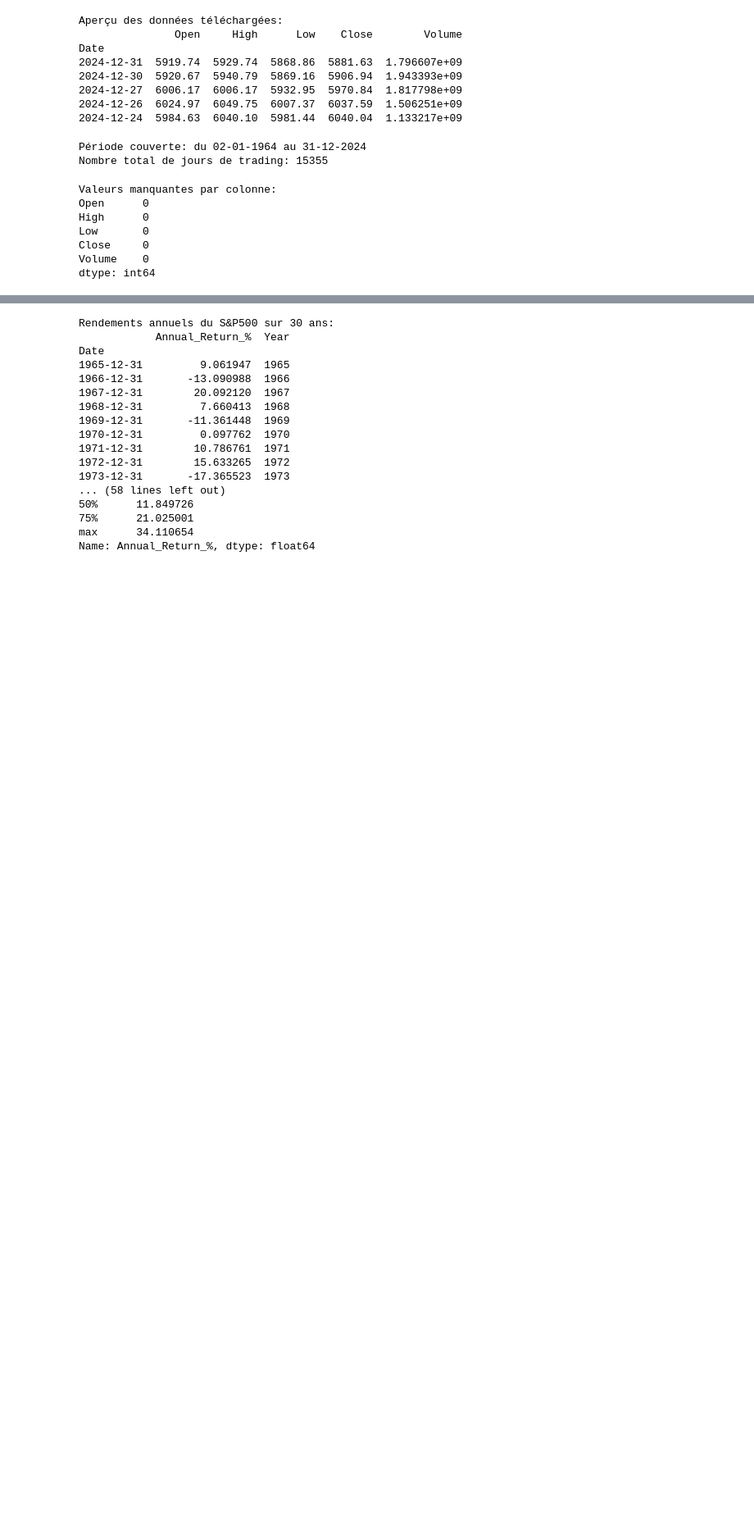
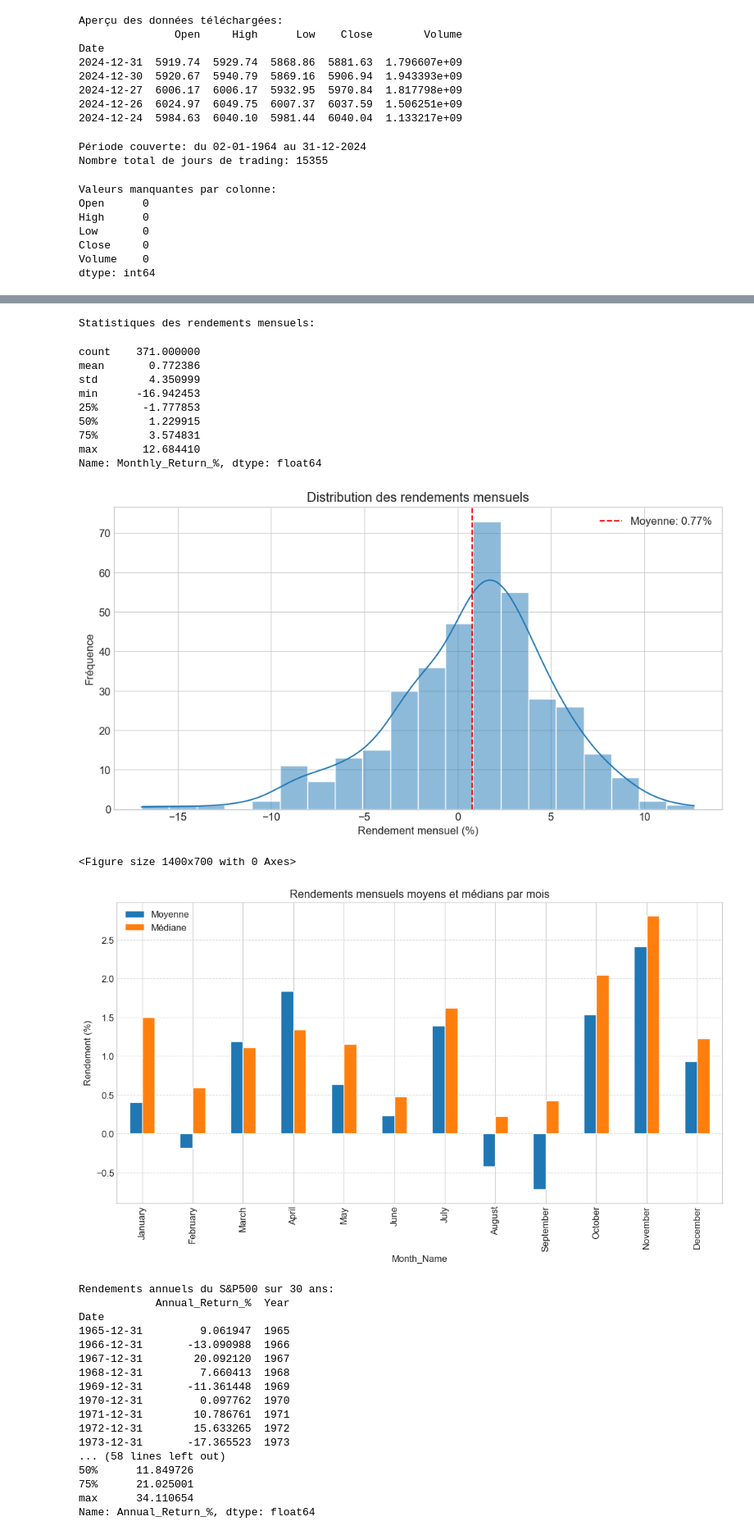
Before and after one commit to Felipebarcon/SP500-30YR-RERURN-ANALYSIS, a Jupyter notebook: sample.ipynb, the cells around one changed output, grey strips where cells are left out. Shown at 82% size. Drawn from its saved outputs; the diff is of its cells as text; code cells hidden in the pictures; blank space fills up the shorter version.

```diff
--- a/sample.ipynb
+++ b/sample.ipynb
@@ -99,12 +97,38 @@ monthly_df['Year'] = monthly_df.index.year
 monthly_df['Month'] = monthly_df.index.month
 monthly_df['Month_Name'] = monthly_df.index.strftime('%B')  # Nom du mois
 
+# Affichage des rendements mensuels dans Jupyter
+# Jupyter affiche automatiquement le résultat de la dernière ligne d'une cellule
 # Aperçu des rendements mensuels
-print("\nAperçu des rendements mensuels:")
-print(monthly_df.head())
+print("Aperçu des rendements mensuels:")
+display(monthly_df.head())
 
 # Statistiques des rendements mensuels
 print("\nStatistiques des rendements mensuels:")
-print(monthly_df['Monthly_Return_%'].describe())
+display(monthly_df['Monthly_Return_%'].describe())
+
+# Visualisation des rendements mensuels (histogramme)
+plt.figure(figsize=(12, 6))
+sns.histplot(monthly_df['Monthly_Return_%'], kde=True)
+plt.title('Distribution des rendements mensuels')
+plt.xlabel('Rendement mensuel (%)')
+plt.ylabel('Fréquence')
+plt.axvline(monthly_df['Monthly_Return_%'].mean(), color='r', linestyle='--', label=f'Moyenne: {monthly_df["Monthly_Return_%"].mean():.2f}%')
+plt.legend()
+plt.show()
+
+# Boxplot des rendements par mois
+plt.figure(figsize=(14, 7))
+monthly_pivot = monthly_df.pivot_table(index='Month_Name', values='Monthly_Return_%', aggfunc=['mean', 'median'])
+# Réorganiser les mois dans l'ordre chronologique
+month_order = ['January', 'February', 'March', 'April', 'May', 'June',
+               'July', 'August', 'September', 'October', 'November', 'December']
+monthly_pivot = monthly_pivot.reindex(month_order)
+monthly_pivot.columns = ['Moyenne', 'Médiane']
+monthly_pivot.plot(kind='bar', figsize=(14, 7))
+plt.title('Rendements mensuels moyens et médians par mois')
+plt.ylabel('Rendement (%)')
+plt.grid(axis='y', linestyle='--', alpha=0.7)
+plt.show()
 # %% [output]
 Aperçu des rendements mensuels:
@@ -129,3 +142,16 @@ Name: Monthly_Return_%, dtype: float64
+Statistiques des rendements mensuels:
+count    371.000000
+mean       0.772386
+std        4.350999
+min      -16.942453
+25%       -1.777853
+50%        1.229915
+75%        3.574831
+max       12.684410
+Name: Monthly_Return_%, dtype: float64
+[figure, added]
+<Figure size 1400x700 with 0 Axes>
+[figure, added]
 # %%
 # 3. Calcul des rendements annuels
 # Resample pour obtenir le dernier prix ajusté de chaque année
```
Also changed, not shown: parts of 7 cells of this notebook, 2 other files.
